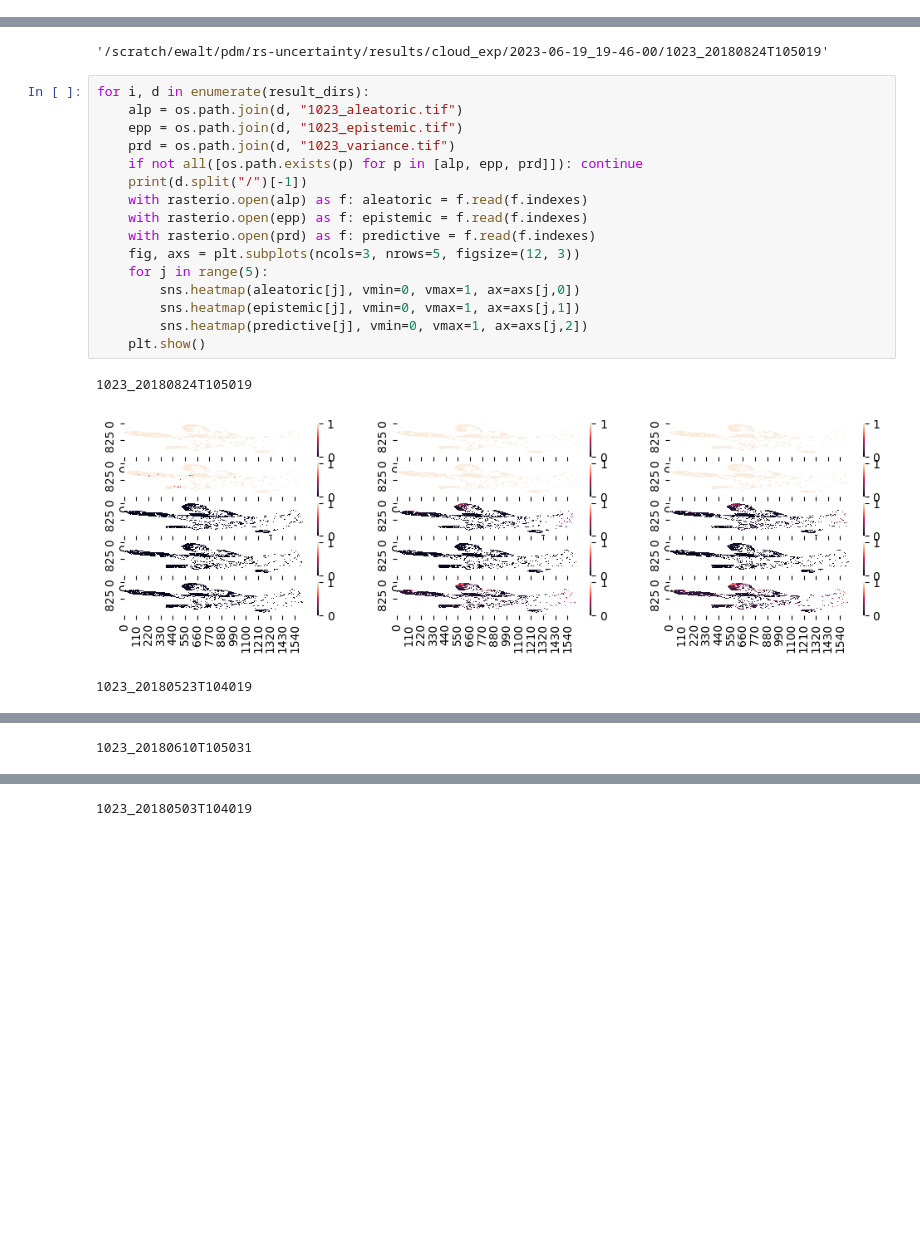
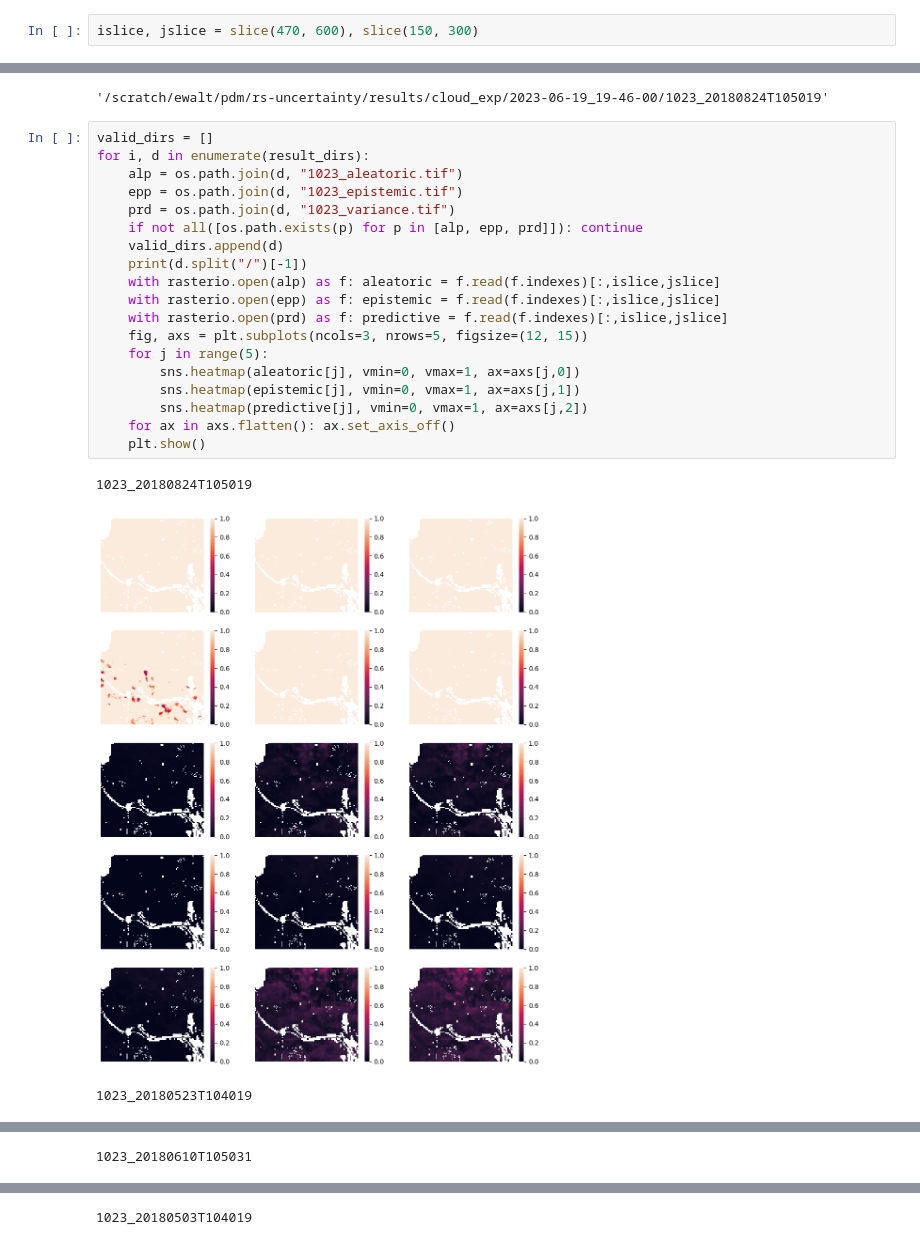
Before and after one commit to eliotwalt/rs-uncertainty, a Jupyter notebook: notebooks/plot_cloud_experiment_uncertainty.ipynb, the cells around one changed output, grey strips where cells are left out. Saved outputs shown, nothing was run; the diff lists cells and outputs as text; blank space fills up the shorter version.

```diff
--- a/notebooks/plot_cloud_experiment_uncertainty.ipynb
+++ b/notebooks/plot_cloud_experiment_uncertainty.ipynb
@@ -7,3 +11,5 @@ import seaborn as sns
+# %%
+islice, jslice = slice(470, 600), slice(150, 300)
 # %%
 result_dirs = [p.path for p in
                os.scandir("/scratch/ewalt/pdm/rs-uncertainty/results/cloud_exp/2023-06-19_19-46-00")]
@@ -12,22 +18,25 @@ result_dirs[0]
 # %% [output]
 '/scratch/ewalt/pdm/rs-uncertainty/results/cloud_exp/2023-06-19_19-46-00/1023_20180824T105019'
 # %%
+valid_dirs = []
 for i, d in enumerate(result_dirs):
     alp = os.path.join(d, "1023_aleatoric.tif")
     epp = os.path.join(d, "1023_epistemic.tif")
     prd = os.path.join(d, "1023_variance.tif")
     if not all([os.path.exists(p) for p in [alp, epp, prd]]): continue
+    valid_dirs.append(d)
     print(d.split("/")[-1])
-    with rasterio.open(alp) as f: aleatoric = f.read(f.indexes)
-    with rasterio.open(epp) as f: epistemic = f.read(f.indexes)
-    with rasterio.open(prd) as f: predictive = f.read(f.indexes)
-    fig, axs = plt.subplots(ncols=3, nrows=5, figsize=(12, 3))
+    with rasterio.open(alp) as f: aleatoric = f.read(f.indexes)[:,islice,jslice]
+    with rasterio.open(epp) as f: epistemic = f.read(f.indexes)[:,islice,jslice]
+    with rasterio.open(prd) as f: predictive = f.read(f.indexes)[:,islice,jslice]
+    fig, axs = plt.subplots(ncols=3, nrows=5, figsize=(12, 15))
     for j in range(5):
         sns.heatmap(aleatoric[j], vmin=0, vmax=1, ax=axs[j,0])
         sns.heatmap(epistemic[j], vmin=0, vmax=1, ax=axs[j,1])
         sns.heatmap(predictive[j], vmin=0, vmax=1, ax=axs[j,2])
+    for ax in axs.flatten(): ax.set_axis_off()
     plt.show()
 # %% [output]
 1023_20180824T105019
-[figure, old version]
+[figure, new version]
 1023_20180523T104019
```
Also changed, not shown: parts of 4 cells of this notebook, 2 other files.
